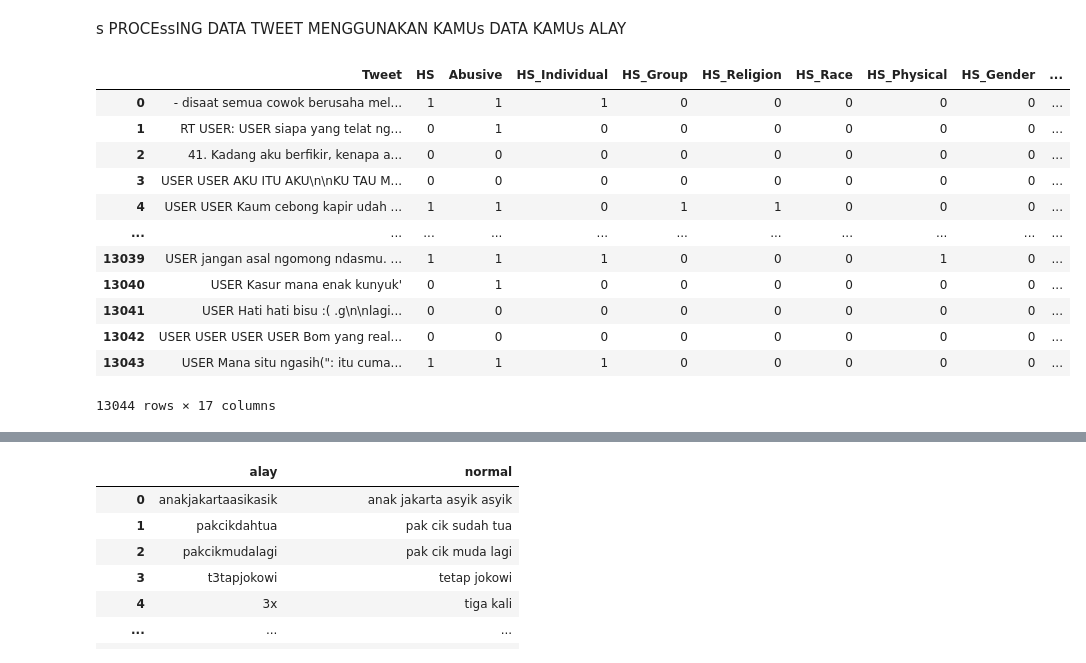
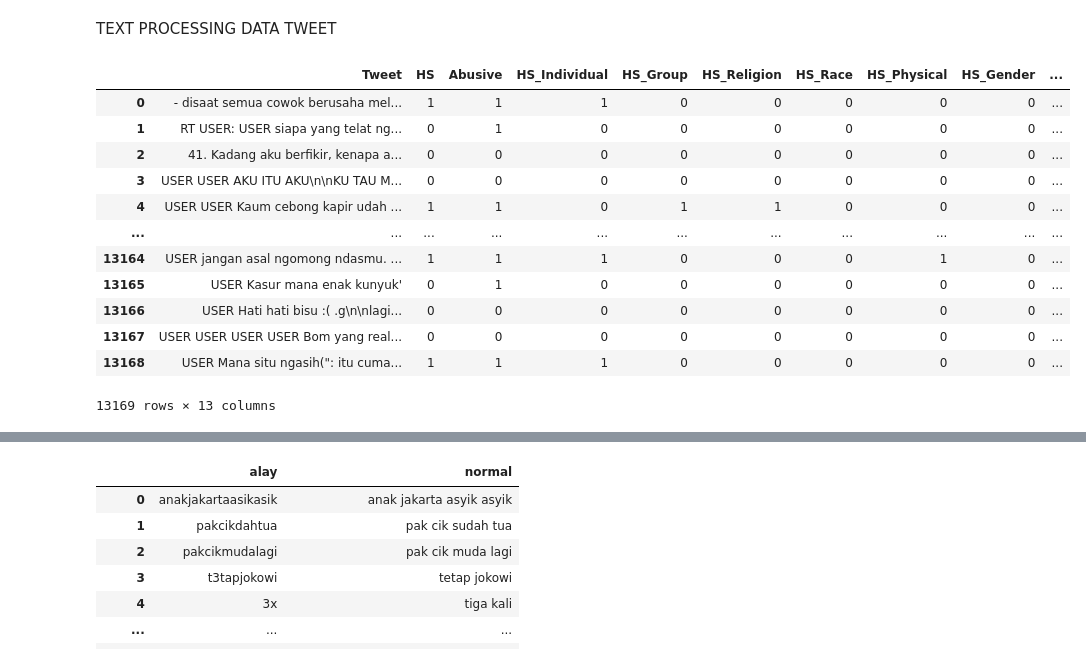
Before and after one commit to watermcloud/WAN-Repository, a Jupyter notebook: Text Processing Data Tweet.ipynb, the cells around one changed output, grey strips where cells are left out. Drawn from its saved outputs; the diff is of its cells as text; code cells hidden in the pictures.

```diff
--- a/Text Processing Data Tweet.ipynb
+++ b/Text Processing Data Tweet.ipynb
@@ -1,5 +1,5 @@
-# %% [markdown]
-s PROCEssING DATA TWEET MENGGUNAKAN KAMUs DATA KAMUs ALAY
+# %% [markdown]
+TEXT PROCESSING DATA TWEET
 # %%
 #Menginmport Library Untuk s Processing
 
@@ -7,21 +7,21 @@ import pandas as pd # library untuk data manipulation
 import re
 import sqlite3
 # %%
-#Menginmport data tweet yang sudah di olah
+#Menginmport data tweet
 
-df = pd.read_csv('tweet_data.csv')
+df = pd.read_csv('data.csv', encoding='latin-1')
 df
 # %% [output]
 |  | Tweet | HS | Abusive | HS_Individual | HS_Group | HS_Religion | HS_Race | HS_Physical | HS_Gender | ... |
 | 0 | - disaat semua cowok berusaha mel... | 1 | 1 | 1 | 0 | 0 | 0 | 0 | 0 | ... |
 | 1 | RT USER: USER siapa yang telat ng... | 0 | 1 | 0 | 0 | 0 | 0 | 0 | 0 | ... |
 | 2 | 41. Kadang aku berfikir, kenapa a... | 0 | 0 | 0 | 0 | 0 | 0 | 0 | 0 | ... |
 | 3 | USER USER AKU ITU AKU\n\nKU TAU M... | 0 | 0 | 0 | 0 | 0 | 0 | 0 | 0 | ... |
 | 4 | USER USER Kaum cebong kapir udah ... | 1 | 1 | 0 | 1 | 1 | 0 | 0 | 0 | ... |
 | ... | ... | ... | ... | ... | ... | ... | ... | ... | ... | ... |
-| 13039 | USER jangan asal ngomong ndasmu. ... | 1 | 1 | 1 | 0 | 0 | 0 | 1 | 0 | ... |
-| 13040 | USER Kasur mana enak kunyuk' | 0 | 1 | 0 | 0 | 0 | 0 | 0 | 0 | ... |
-| 13041 | USER Hati hati bisu :( .g\n\nlagi... | 0 | 0 | 0 | 0 | 0 | 0 | 0 | 0 | ... |
-| 13042 | USER USER USER USER Bom yang real... | 0 | 0 | 0 | 0 | 0 | 0 | 0 | 0 | ... |
-| 13043 | USER Mana situ ngasih(": itu cuma... | 1 | 1 | 1 | 0 | 0 | 0 | 0 | 0 | ... |
+| 13164 | USER jangan asal ngomong ndasmu. ... | 1 | 1 | 1 | 0 | 0 | 0 | 1 | 0 | ... |
+| 13165 | USER Kasur mana enak kunyuk' | 0 | 1 | 0 | 0 | 0 | 0 | 0 | 0 | ... |
+| 13166 | USER Hati hati bisu :( .g\n\nlagi... | 0 | 0 | 0 | 0 | 0 | 0 | 0 | 0 | ... |
+| 13167 | USER USER USER USER Bom yang real... | 0 | 0 | 0 | 0 | 0 | 0 | 0 | 0 | ... |
+| 13168 | USER Mana situ ngasih(": itu cuma... | 1 | 1 | 1 | 0 | 0 | 0 | 0 | 0 | ... |
-13044 rows × 17 columns
+13169 rows × 13 columns
```
Also changed, not shown: parts of 19 cells of this notebook, 11 other files.
